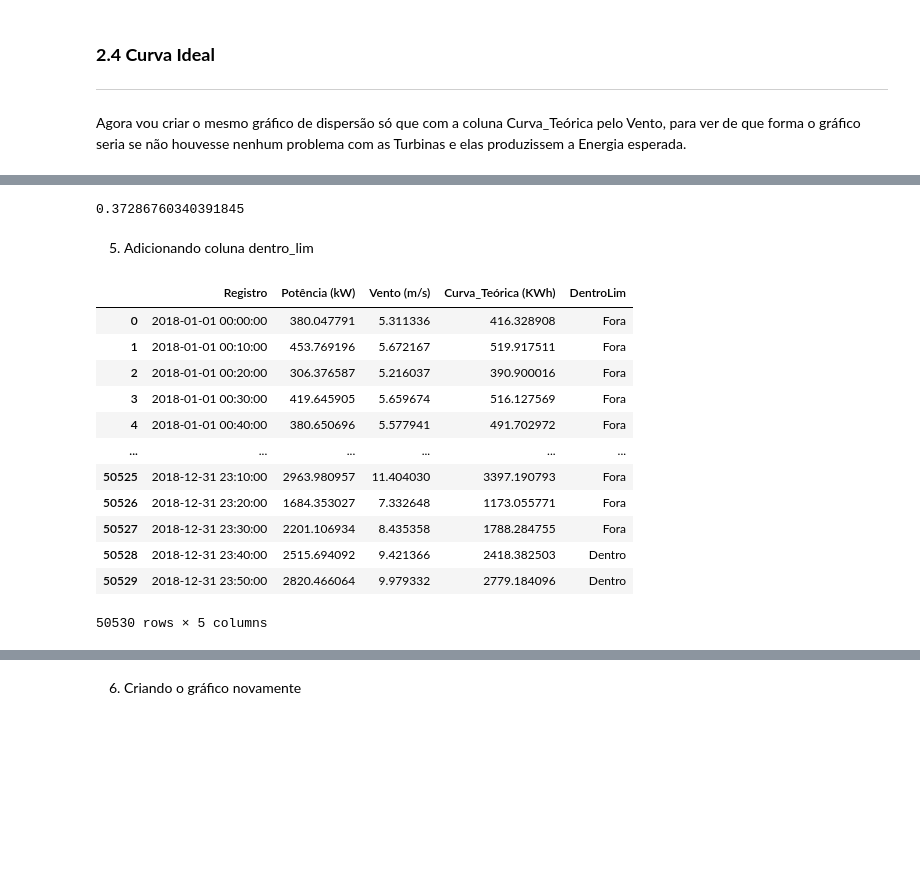
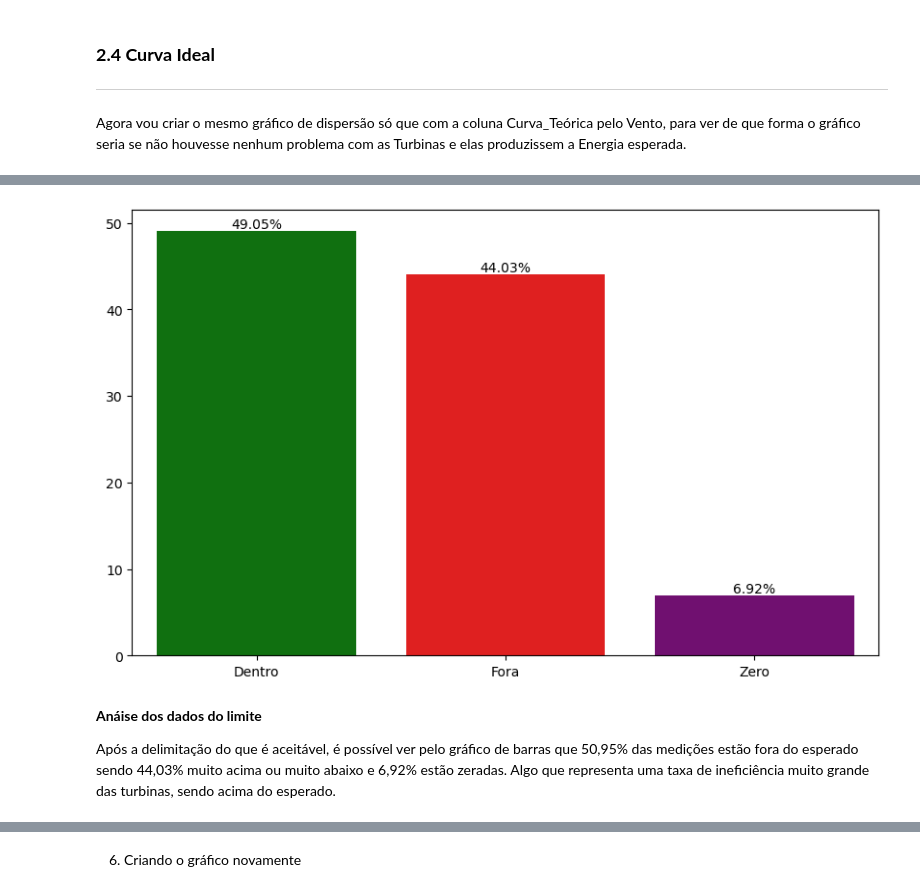
Before and after one commit to EduarAmaral/analisedados, a Jupyter notebook: EnergiaSolar.ipynb, the cells around one changed output, grey strips where cells are left out. Saved outputs shown, nothing was run; the diff lists cells and outputs as text; code cells hidden in the pictures; blank space fills up the shorter version.

```diff
--- a/EnergiaSolar.ipynb
+++ b/EnergiaSolar.ipynb
@@ -104,32 +117,25 @@ sns.scatterplot(data=Energia, x='Vento (m/s)', y='Curva_Teórica (KWh)')
 # %%
+#criação da coluna DentroLim
 pot_real = Energia['Potência (kW)'].to_list()
-pot_teorica = Energia['Curva_Teórica (KWh)'].to_list()
+rpot_teorica = Energia['Curva_Teórica (KWh)'].to_list()
 pot_max = [pot * 1.05 for pot in pot_teorica]
-pot_min = [pot * 0.95 for pot in pot_teorica]
+pot_min = [pot * 0.9 for pot in pot_teorica]
 dentro_lim = ['Dentro' if pot_max[p]>=pot>=pot_min[p]
               else 'Zero' if pot==0
               else 'Fora'
               for p, pot in enumerate(pot_real)]
+Energia['DentroLim'] = dentro_lim
 
-print(dentro_lim.count('Dentro')/len(dentro_lim))
+#Plot dos dados  da coluna
+figure(figsize=(10, 6))
+Porcentagem = Energia['DentroLim'].value_counts()/len(Energia) * 100
+cores = {'Dentro': 'Green', 'Fora': 'Red', 'Zero': 'Purple'}
+ax = sns.barplot(data=Energia, x=Porcentagem.index, y=Porcentagem.values, palette=cores)
+porcent = ["{:.2f}%".format(valor) for valor in ax.containers[0].datavalues]
+ax = ax.bar_label(ax.containers[0], labels=porcent)
 # %% [output]
-0.37286760340391845
+[figure, added]
 # %% [markdown]
-5. Adicionando coluna dentro_lim
+**Anáise dos dados do limite**
+
+Após a delimitação do que é aceitável, é possível ver pelo gráfico de barras que 50,95% das medições estão fora do esperado sendo 44,03% muito acima ou muito abaixo e 6,92% estão zeradas. Algo que representa uma taxa de ineficiência muito grande das turbinas, sendo acima do esperado.
-# %%
-Energia['DentroLim'] = dentro_lim
-display(Energia)
-# %% [output]
-|  | Registro | Potência (kW) | Vento (m/s) | Curva_Teórica (KWh) | DentroLim |
-| 0 | 2018-01-01 00:00:00 | 380.047791 | 5.311336 | 416.328908 | Fora |
-| 1 | 2018-01-01 00:10:00 | 453.769196 | 5.672167 | 519.917511 | Fora |
-| 2 | 2018-01-01 00:20:00 | 306.376587 | 5.216037 | 390.900016 | Fora |
-| 3 | 2018-01-01 00:30:00 | 419.645905 | 5.659674 | 516.127569 | Fora |
-| 4 | 2018-01-01 00:40:00 | 380.650696 | 5.577941 | 491.702972 | Fora |
-| ... | ... | ... | ... | ... | ... |
-| 50525 | 2018-12-31 23:10:00 | 2963.980957 | 11.404030 | 3397.190793 | Fora |
-| 50526 | 2018-12-31 23:20:00 | 1684.353027 | 7.332648 | 1173.055771 | Fora |
-| 50527 | 2018-12-31 23:30:00 | 2201.106934 | 8.435358 | 1788.284755 | Fora |
-| 50528 | 2018-12-31 23:40:00 | 2515.694092 | 9.421366 | 2418.382503 | Dentro |
-| 50529 | 2018-12-31 23:50:00 | 2820.466064 | 9.979332 | 2779.184096 | Dentro |
-50530 rows × 5 columns
```
Also changed, not shown: parts of 16 cells of this notebook.
